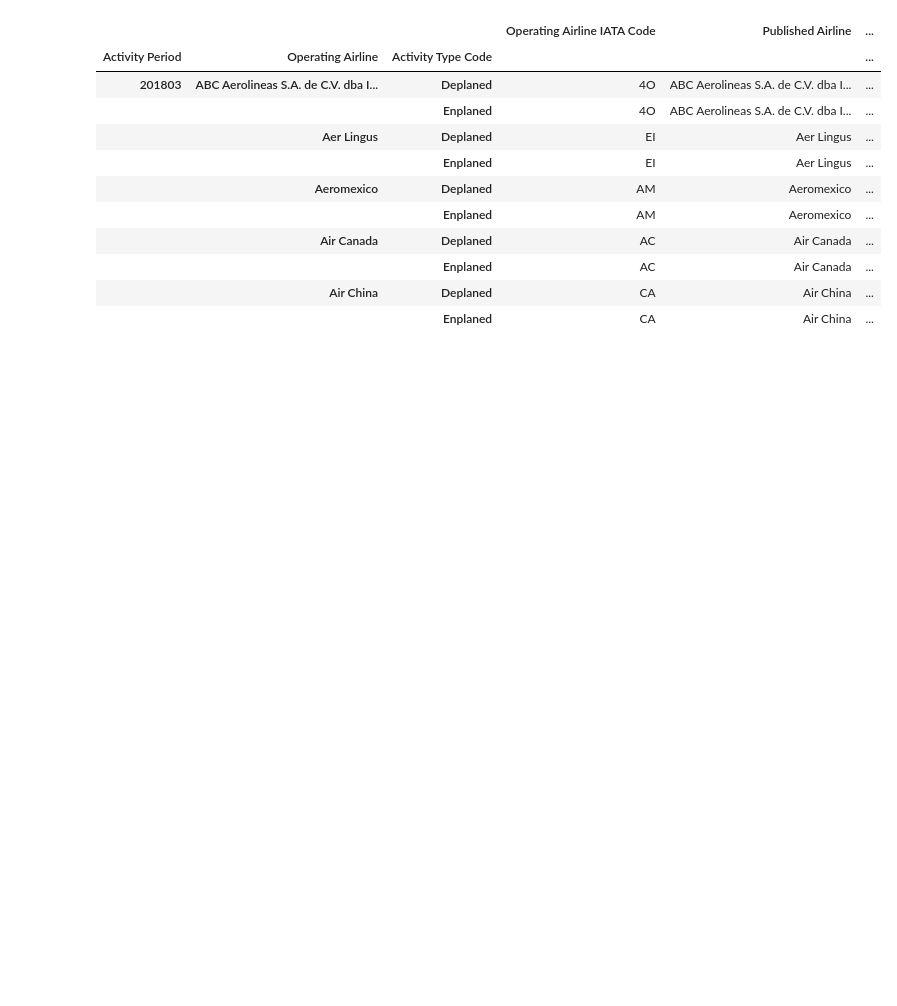
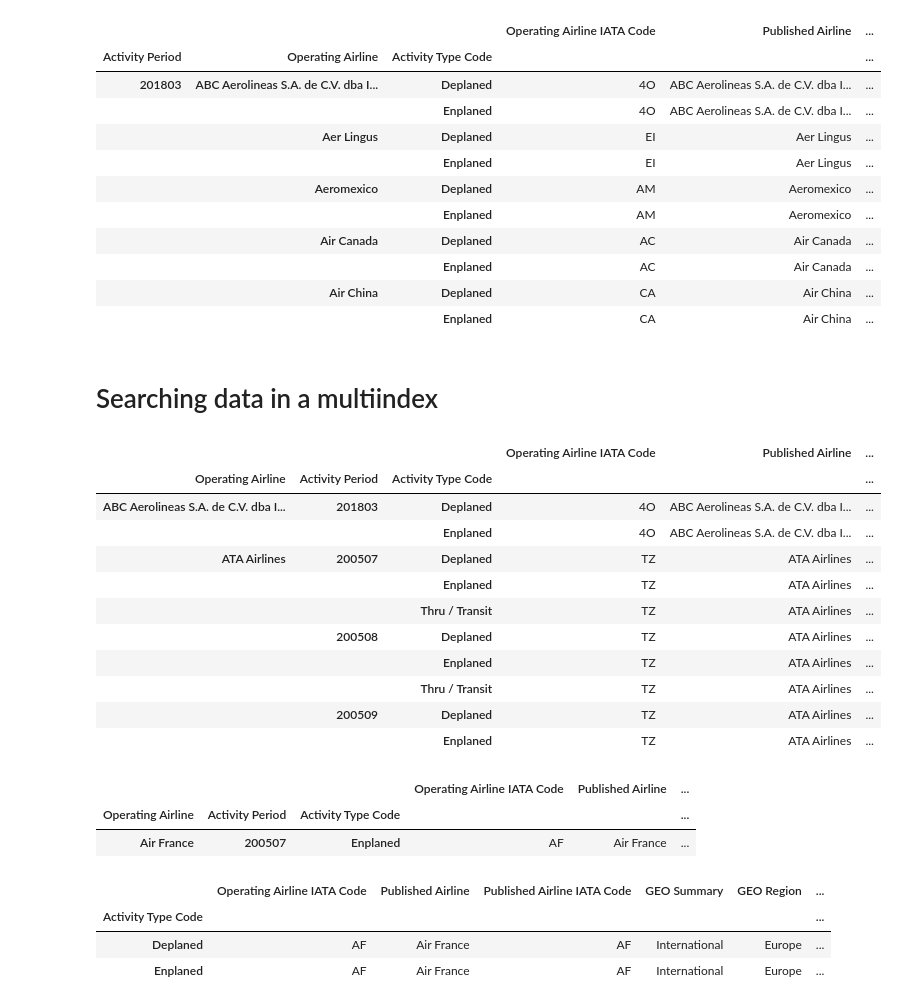
Before and after one commit to Byienio/Pandas_pg, a Jupyter notebook: MultiIndexAndPivotTables.ipynb, the cells around one changed output. Cells and saved outputs as stored; diff of their text form; code cells hidden in the pictures; blank space fills up the shorter version.

Commit message:
Searching data in multiindex

```diff
--- a/MultiIndexAndPivotTables.ipynb
+++ b/MultiIndexAndPivotTables.ipynb
@@ -82,3 +82,36 @@ air.head(10)
 |  |  | Enplaned | AC | Air Canada | ... |
 |  | Air China | Deplaned | CA | Air China | ... |
 |  |  | Enplaned | CA | Air China | ... |
+# %% [markdown]
+# Searching data in a multiindex
+# %%
+air = pd.read_csv("data/data/Air_Traffic_Passenger_Statistics.csv")
+air.set_index(["Operating Airline","Activity Period","Activity Type Code"],inplace=True)
+air.sort_index(inplace=True)
+air.head(10)
+# %% [output]
+|  |  |  | Operating Airline IATA Code | Published Airline | ... |
+| Operating Airline | Activity Period | Activity Type Code |  |  | ... |
+| ABC Aerolineas S.A. de C.V. dba I... | 201803 | Deplaned | 4O | ABC Aerolineas S.A. de C.V. dba I... | ... |
+|  |  | Enplaned | 4O | ABC Aerolineas S.A. de C.V. dba I... | ... |
+| ATA Airlines | 200507 | Deplaned | TZ | ATA Airlines | ... |
+|  |  | Enplaned | TZ | ATA Airlines | ... |
+|  |  | Thru / Transit | TZ | ATA Airlines | ... |
+|  | 200508 | Deplaned | TZ | ATA Airlines | ... |
+|  |  | Enplaned | TZ | ATA Airlines | ... |
+|  |  | Thru / Transit | TZ | ATA Airlines | ... |
+|  | 200509 | Deplaned | TZ | ATA Airlines | ... |
+|  |  | Enplaned | TZ | ATA Airlines | ... |
+# %%
+air.loc[('Air France',200507,'Enplaned')]
+# %% [output]
+|  |  |  | Operating Airline IATA Code | Published Airline | ... |
+| Operating Airline | Activity Period | Activity Type Code |  |  | ... |
+| Air France | 200507 | Enplaned | AF | Air France | ... |
+# %%
+air.loc[('Air France',200507)]
+# %% [output]
+|  | Operating Airline IATA Code | Published Airline | Published Airline IATA Code | GEO Summary | GEO Region | ... |
+| Activity Type Code |  |  |  |  |  | ... |
+| Deplaned | AF | Air France | AF | International | Europe | ... |
+| Enplaned | AF | Air France | AF | International | Europe | ... |
```
Also changed, not shown: parts of 5 cells of this notebook.
